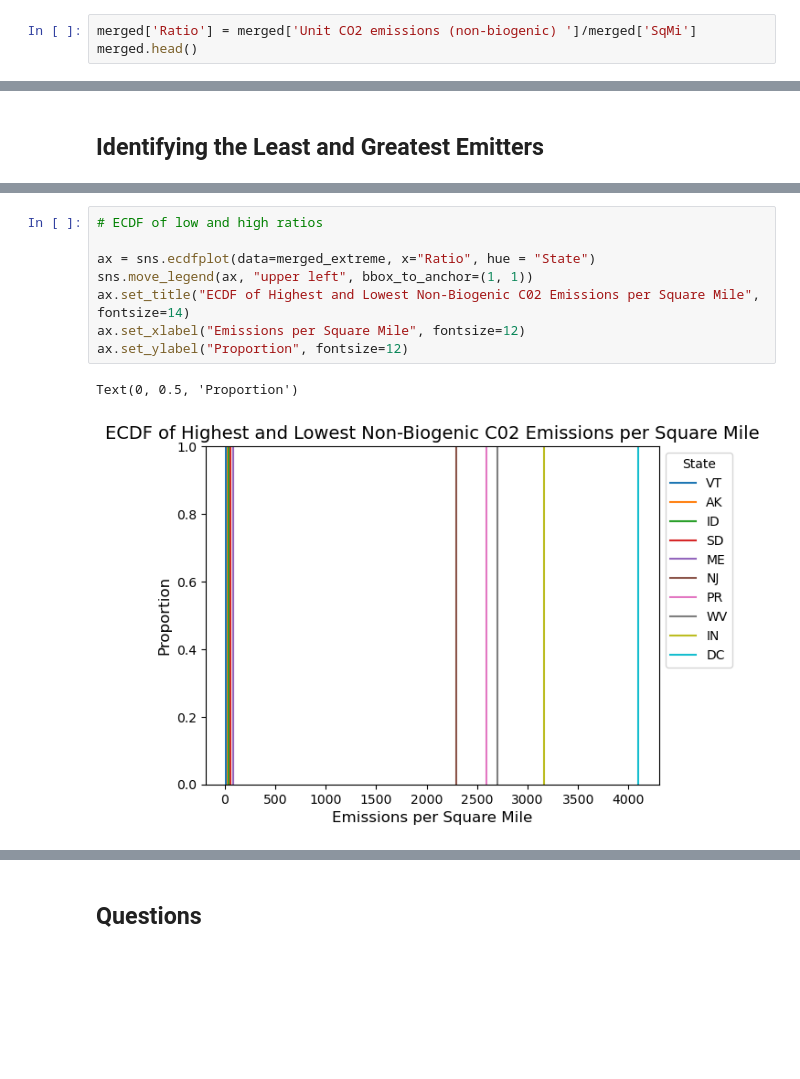
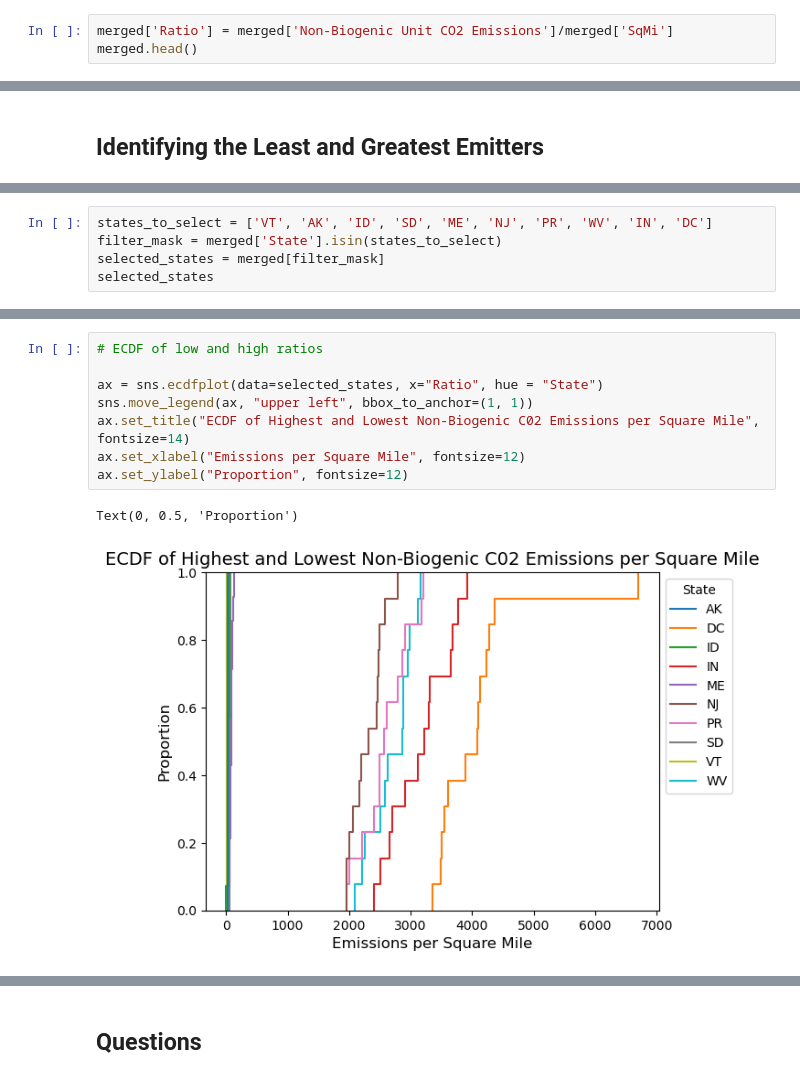
Before and after one commit to caroline-kranefuss/us_facilities_emissions, a Jupyter notebook: questions_3_4.ipynb, the cells around one changed output, grey strips where cells are left out. Cells and saved outputs as stored; diff of their text form; blank space fills up the shorter version.

```diff
--- a/questions_3_4.ipynb
+++ b/questions_3_4.ipynb
@@ -206,6 +206,6 @@ merged.head()
 | 3 | AK | 2014 | 1.672759e+07 | 16.632570 | 665384 | 13.40812 |
 | 4 | AK | 2015 | 1.719359e+07 | 16.660047 | 665384 | 13.40812 |
 # %%
-merged['Ratio'] = merged['Unit CO2 emissions (non-biogenic) ']/merged['SqMi']
+merged['Ratio'] = merged['Non-Biogenic Unit CO2 Emissions']/merged['SqMi']
 merged.head()
 # %% [output]
@@ -258,3 +262,8 @@ merged_extreme
 | WV | 2700.915952 |
 | IN | 3162.917299 |
 | DC | 4097.925905 |
+# %%
+states_to_select = ['VT', 'AK', 'ID', 'SD', 'ME', 'NJ', 'PR', 'WV', 'IN', 'DC']
+filter_mask = merged['State'].isin(states_to_select)
+selected_states = merged[filter_mask]
+selected_states
@@ -261,14 +284,14 @@ merged_extreme
 # %%
 # ECDF of low and high ratios
 
-ax = sns.ecdfplot(data=merged_extreme, x="Ratio", hue = "State")
+ax = sns.ecdfplot(data=selected_states, x="Ratio", hue = "State")
 sns.move_legend(ax, "upper left", bbox_to_anchor=(1, 1))
 ax.set_title("ECDF of Highest and Lowest Non-Biogenic C02 Emissions per Square Mile", fontsize=14)
 ax.set_xlabel("Emissions per Square Mile", fontsize=12)
 ax.set_ylabel("Proportion", fontsize=12)
 # %% [output]
 Text(0, 0.5, 'Proportion')
-[figure, old version]
+[figure, new version]
 # %%
 # KDE of lowest and highest ratios
 
```
Also changed, not shown: parts of 11 cells of this notebook.
